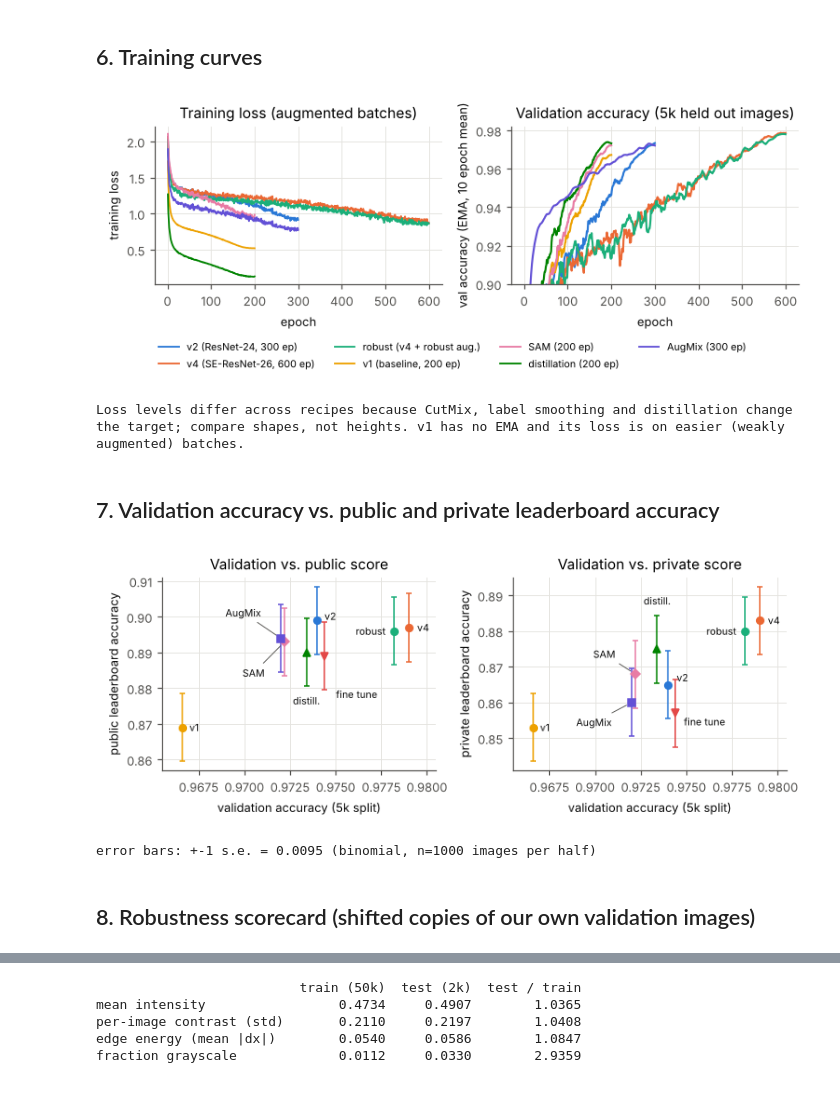
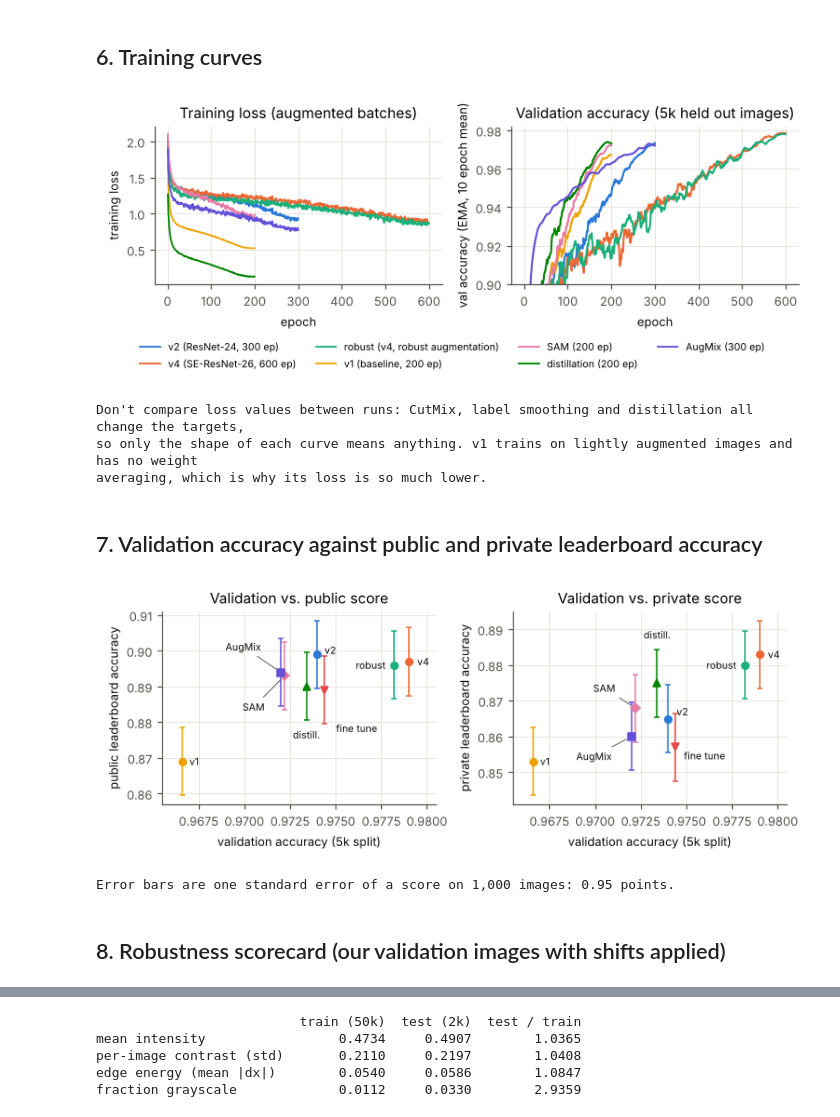
Before and after one commit to breeze215/cifar10-resnet-5m, a Jupyter notebook: results.ipynb, the cells around one changed output, grey strips where cells are left out. Saved outputs shown, nothing was run; the diff lists cells and outputs as text; code cells hidden in the pictures.

```diff
--- a/results.ipynb
+++ b/results.ipynb
@@ -28,10 +28,9 @@ torch.set_grad_enabled(False)
 os.makedirs("figures", exist_ok=True); os.makedirs("results/regenerated", exist_ok=True)
 print("device:", DEV, "| torch", torch.__version__)
 
-# One colour per run, used in every figure (categorical palette validated for colour-vision deficiency;
-# the three headline models v2 / v4 / robust take the first three slots, which pass all-pairs checks).
+# One color per run, the same in every figure. The palette is checked for color blind readers.
 COL = {"v2": "#2a78d6", "v4": "#eb6834", "robust": "#1baf7a", "v1": "#eda100",
-       "v3_sam": "#e87ba4", "kd": "#008300", "mw_augmix": "#6250d6", "hardview": "#e34948"}
+       "v3_sam": "#e87ba4", "kd": "#008300", "augmix": "#6250d6", "hardview": "#e34948"}
 INK, INK2, GRID = "#0b0b0b", "#52514e", "#e4e3df"
 plt.rcParams.update({"font.size": 8.5, "axes.edgecolor": INK2, "axes.labelcolor": INK, "xtick.color": INK2,
                      "ytick.color": INK2, "axes.spines.top": False, "axes.spines.right": False,
@@ -46,26 +45,26 @@ device: cpu | torch 2.15.0+cu132
 # %%
-# models.py is a verbatim copy of the model block in train.py (the script that trained the final models).
+# models.py is an exact copy of the model code in train.py, the script that trained the final models.
 train_src = open("train.py").read()
 block = train_src[train_src.index("class SE(nn.Module):"):train_src.index("def make_model(spec):")]
 assert block in open("models.py").read(), "models.py drifted from train.py"
-print("models.py model code is identical to train.py: OK\n")
+print("models.py matches the model code in train.py\n")
 
 archs = {
     "v1  ResNet-14 [80,160,320] x [2,2,2]":            models.ResNet([80, 160, 320], [2, 2, 2]),
     "v2  ResNet-24 [64,128,256] x [4,4,3]":            models.make_model("resnet-4-4-3"),
-    "v4  SE-ResNet-26 [64,128,256] x [5,4,3]  (FINAL)": models.make_model("resnet-5-4-3-se"),
-    "WRN-28-10 (considered as a teacher, never trained)": models.make_model("wrn-28-10"),
+    "v4  SE-ResNet-26 [64,128,256] x [5,4,3]  (final)": models.make_model("resnet-5-4-3-se"),
+    "WRN-28-10 (teacher we considered, never trained)": models.make_model("wrn-28-10"),
 }
 for name, m in archs.items():
     n = models.count_params(m)
-    print(f"{name:52s} {n:>12,}  {'within budget' if n <= 5_000_000 else 'OVER 5M (not allowed as final model)'}")
+    print(f"{name:52s} {n:>12,}  {'under the limit' if n <= 5_000_000 else 'over 5M, not allowed as a final model'}")
 
 final = models.make_model("resnet-5-4-3-se")
 N_FINAL = models.count_params(final)
 assert N_FINAL == 4_810_754 and N_FINAL <= 5_000_000
 print(f"\nFINAL MODEL (both submissions): SE-ResNet-26, trainable parameters = {N_FINAL:,}")
 
-# where the parameters live
+# how the parameters are spread across the network
 rows = [("stem", final.stem)] + [(f"layers[{i}]", b) for i, b in enumerate(final.layers)] + [("fc", final.fc)]
 stage = {"stem": 0}
 for name, mod in rows:
@@ -74,9 +73,9 @@ by_stage = {"stem (3x3 conv, 64)": stage["stem"],
             "stage 1: 5 blocks @ 64ch, 32x32": sum(stage[f"layers[{i}]"] for i in range(0, 5)),
             "stage 2: 4 blocks @ 128ch, 16x16": sum(stage[f"layers[{i}]"] for i in range(5, 9)),
             "stage 3: 3 blocks @ 256ch, 8x8": sum(stage[f"layers[{i}]"] for i in range(9, 12)),
-            "global avg pool + fc (256->10)": stage["fc"]}
+            "average pool and linear layer (256 to 10)": stage["fc"]}
 se_params = sum(models.count_params(b.se) for b in final.layers)
 for k, v in by_stage.items():
     print(f"  {k:36s} {v:>10,}  ({100 * v / N_FINAL:4.1f}%)")
-print(f"  of which squeeze-excitation gates: {se_params:,} ({100 * se_params / N_FINAL:.1f}%)")
+print(f"  of this, the SE gates use {se_params:,} ({100 * se_params / N_FINAL:.1f}%)")
 # %% [output]
@@ -124,6 +123,6 @@ train (50000, 32, 32, 3) | test (2000, 32, 32, 3) | val split 5000 images, class
 # %%
 def predict(net, X_u8, norm, tta=False, bs=500):
-    # Same as train.py: mean softmax over flips (and +-2px shifts when tta=True, i.e. 10 views)
+    # Same as train.py: average the softmax over the image and its mirror, and over 2 pixel shifts when tta=True (10 views)
     mean = torch.tensor(norm[0], dtype=torch.float32, device=DEV).view(1, 3, 1, 1)
     std = torch.tensor(norm[1], dtype=torch.float32, device=DEV).view(1, 3, 1, 1)
     net = net.to(DEV).eval(); out = []
@@ -149,6 +148,5 @@ for run, (spec, path) in val_ckpts.items():
     t = time.time()
     acc = (predict(load_ckpt(spec, path), X[val_idx], NORM["45k"]).argmax(1) == y[val_idx]).mean()
     recomputed[run] = acc
-    print(f"{run:11s} val accuracy (flip-averaged, EMA weights) = {acc:.4f}   "
-          f"[logged on Kaggle GPU: {runs.loc[run, 'val_flip']:.4f}]   {time.time() - t:.0f}s")
+    print(f"{run:11s} validation accuracy = {acc:.4f}   (Kaggle log said {runs.loc[run, 'val_flip']:.4f})   {time.time() - t:.0f}s")
 # %% [output]
@@ -167,6 +165,6 @@ for run, path in finals.items():
     sub.to_csv(f"results/regenerated/{run}.csv", index=False)
     uploaded = pd.read_csv(f"results/submissions/{run}.csv")
     agree = (uploaded.label.values == sub.label.values).mean()
-    print(f"{run:12s} regenerated {len(sub)} predictions | agreement with uploaded file: {agree:.4f} "
-          f"({int(round((1 - agree) * len(sub)))} of {len(sub)} differ; GPU fp16 vs CPU fp32) | {time.time() - t:.0f}s")
+    n_diff = int(round((1 - agree) * len(sub)))
+    print(f"{run:12s} rebuilt {len(sub)} predictions, {len(sub) - n_diff} of {len(sub)} match the uploaded file   {time.time() - t:.0f}s")
 # %% [output]
@@ -212,36 +209,39 @@ FINAL TEST ACCURACY (private half, final ranking): 0.883 | private rank 11 (publ
 # %%
 def log(run):
     return pd.read_csv(f"results/logs/{run}/train_log.csv")
 
 curve_runs = [("v2", "v2", "v2 (ResNet-24, 300 ep)"), ("v4_val", "v4", "v4 (SE-ResNet-26, 600 ep)"),
-              ("robust_val", "robust", "robust (v4 + robust aug.)"), ("v1", "v1", "v1 (baseline, 200 ep)"),
+              ("robust_val", "robust", "robust (v4, robust augmentation)"), ("v1", "v1", "v1 (baseline, 200 ep)"),
               ("v3_sam", "v3_sam", "SAM (200 ep)"), ("kd_val", "kd", "distillation (200 ep)"),
-              ("mw_augmix", "mw_augmix", "AugMix (300 ep)")]
+              ("augmix", "augmix", "AugMix (300 ep)")]
 fig, (a1, a2) = plt.subplots(1, 2, figsize=(7.0, 2.75))
 for run, c, label in curve_runs:
     d = log(run); col = "val_acc_ema" if "val_acc_ema" in d else "val_acc"
     a1.plot(d.epoch, d.train_loss, color=COL[c], lw=1.2, label=label)
-    smooth = d[col].rolling(10, min_periods=1, center=True).mean()     # 10-epoch rolling mean for readability
+    smooth = d[col].rolling(10, min_periods=1, center=True).mean()     # average over 10 epochs so the curves are readable
     a2.plot(d.epoch, smooth, color=COL[c], lw=1.4, label=label)
 a1.set(xlabel="epoch", ylabel="training loss", title="Training loss (augmented batches)")
 a2.set(xlabel="epoch", ylabel="val accuracy (EMA, 10 epoch mean)", title="Validation accuracy (5k held out images)", ylim=(0.90, 0.982))
 h, l = a1.get_legend_handles_labels()
 fig.legend(h, l, loc="lower center", ncol=4, fontsize=7, bbox_to_anchor=(0.5, -0.02))
 fig.tight_layout(rect=(0, 0.11, 1, 1)); save(fig, "fig_curves"); plt.show()
-print("Loss levels differ across recipes because CutMix, label smoothing and distillation change the target;"
-      " compare shapes, not heights. v1 has no EMA and its loss is on easier (weakly augmented) batches.")
+print("Don't compare loss values between runs: CutMix, label smoothing and distillation all change the targets,"
+      "\nso only the shape of each curve means anything. v1 trains on lightly augmented images and has no weight"
+      "\naveraging, which is why its loss is so much lower.")
 # %% [output]
-[figure, old version]
+[figure, new version]
-Loss levels differ across recipes because CutMix, label smoothing and distillation change the target; compare shapes, not heights. v1 has no EMA and its loss is on easier (weakly augmented) batches.
+Don't compare loss values between runs: CutMix, label smoothing and distillation all change the targets,
+so only the shape of each curve means anything. v1 trains on lightly augmented images and has no weight
+averaging, which is why its loss is so much lower.
 # %% [markdown]
-## 7. Validation accuracy vs. public and private leaderboard accuracy
+## 7. Validation accuracy against public and private leaderboard accuracy
 # %%
-# Each submission is paired with its own validation accuracy, or its 45k twin's when it was trained on all 50k images.
-# v2 retrained on 50k (two runs) has no twin of its own, so it is left out of the plot (it appears in the table above).
-pts = [("v1", "v1", "v1"), ("v2", "v2", "v2"), ("SAM", "v3_sam", "v3_sam"), ("AugMix", "mw_augmix", "mw_augmix"),
+# Each submission is plotted at its own validation accuracy, or at that of the 45k run with the same settings
+# if it was trained on all 50k images. The two v2 runs on all 50k images share v2's point, so we leave them out here.
+pts = [("v1", "v1", "v1"), ("v2", "v2", "v2"), ("SAM", "v3_sam", "v3_sam"), ("AugMix", "augmix", "augmix"),
        ("distill.", "kd", "kd_full"), ("v4", "v4", "v4_full"), ("robust", "robust", "robust_full"), ("fine tune", "hardview", "hardview")]
 twin = {"kd_full": "kd_val", "v4_full": "v4_val", "robust_full": "robust_val"}
-se = np.sqrt(0.9 * 0.1 / 1000)                         # binomial s.e. of a score on 1,000 images
+se = np.sqrt(0.9 * 0.1 / 1000)                         # standard error of a score on 1,000 images
 mk = {"SAM": "D", "AugMix": "s", "distill.": "^", "fine tune": "v"}
 off = {"public": {"v1": (5, 0, "left", 0), "v2": (5, 3, "left", 0), "SAM": (-14, -22, "right", 1), "AugMix": (-14, 18, "right", 1),
                   "distill.": (0, -34, "center", 0), "v4": (6, 0, "left", 0), "robust": (-6, 0, "right", 0), "fine tune": (8, -27, "left", 0)},
@@ -258,12 +258,12 @@ for ax, which in zip(axs, ["public", "private"]):
     ax.set(xlabel="validation accuracy (5k split)", ylabel=f"{which} leaderboard accuracy", title=f"Validation vs. {which} score",
            xlim=(0.9655, 0.9805))
 fig.tight_layout(); save(fig, "fig_val_vs_public"); plt.show()
-print(f"error bars: +-1 s.e. = {se:.4f} (binomial, n=1000 images per half)")
+print(f"Error bars are one standard error of a score on 1,000 images: {100 * se:.2f} points.")
 # %% [output]
 [figure]
-error bars: +-1 s.e. = 0.0095 (binomial, n=1000 images per half)
+Error bars are one standard error of a score on 1,000 images: 0.95 points.
 # %% [markdown]
-## 8. Robustness scorecard (shifted copies of our own validation images)
+## 8. Robustness scorecard (our validation images with shifts applied)
 # %%
 pat = re.compile(r"SCORECARD (\S+ \S+)\s.*?clean ([\d.]+) \| shifted-mean ([\d.]+) \| (.*)")
 score = {}
```
Also changed, not shown: parts of 17 cells of this notebook, 24 other files.
